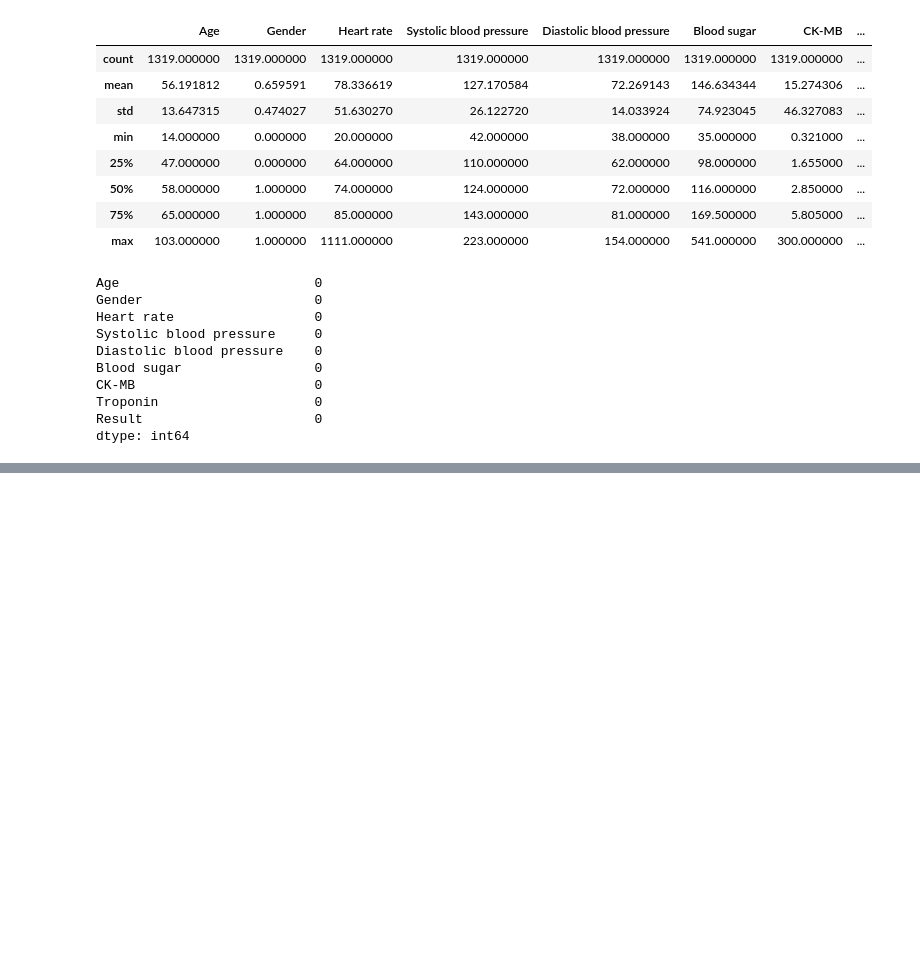
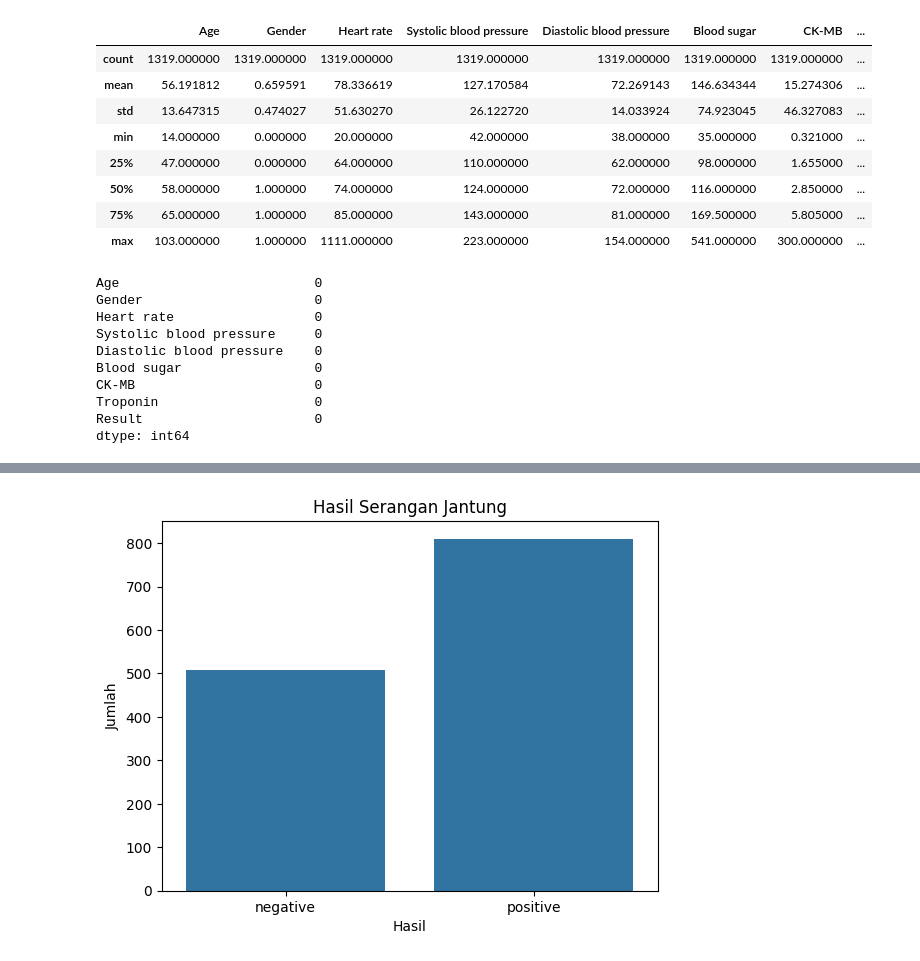
Before and after one commit to niel2512/Data-Mining---Hearth-Attack-Dataset-, a Jupyter notebook: Tubes.ipynb, the cells around one changed output, grey strips where cells are left out. Saved outputs shown, nothing was run; the diff lists cells and outputs as text; code cells hidden in the pictures; blank space fills up the shorter version.

Commit message:
Exploratory Data Analysis (EDA)

```diff
--- a/Tubes.ipynb
+++ b/Tubes.ipynb
@@ -66,0 +111,12 @@ dtype: int64
+# %%
+import seaborn as sns
+import matplotlib.pyplot as plt
+
+# Contoh 1: Distribusi target
+sns.countplot(x='Result', data=df)
+plt.title('Hasil Serangan Jantung')
+plt.ylabel('Jumlah')
+plt.xlabel('Hasil')
+plt.show()
+# %% [output]
+[figure, added]
```
Also changed, not shown: parts of 8 cells of this notebook.
